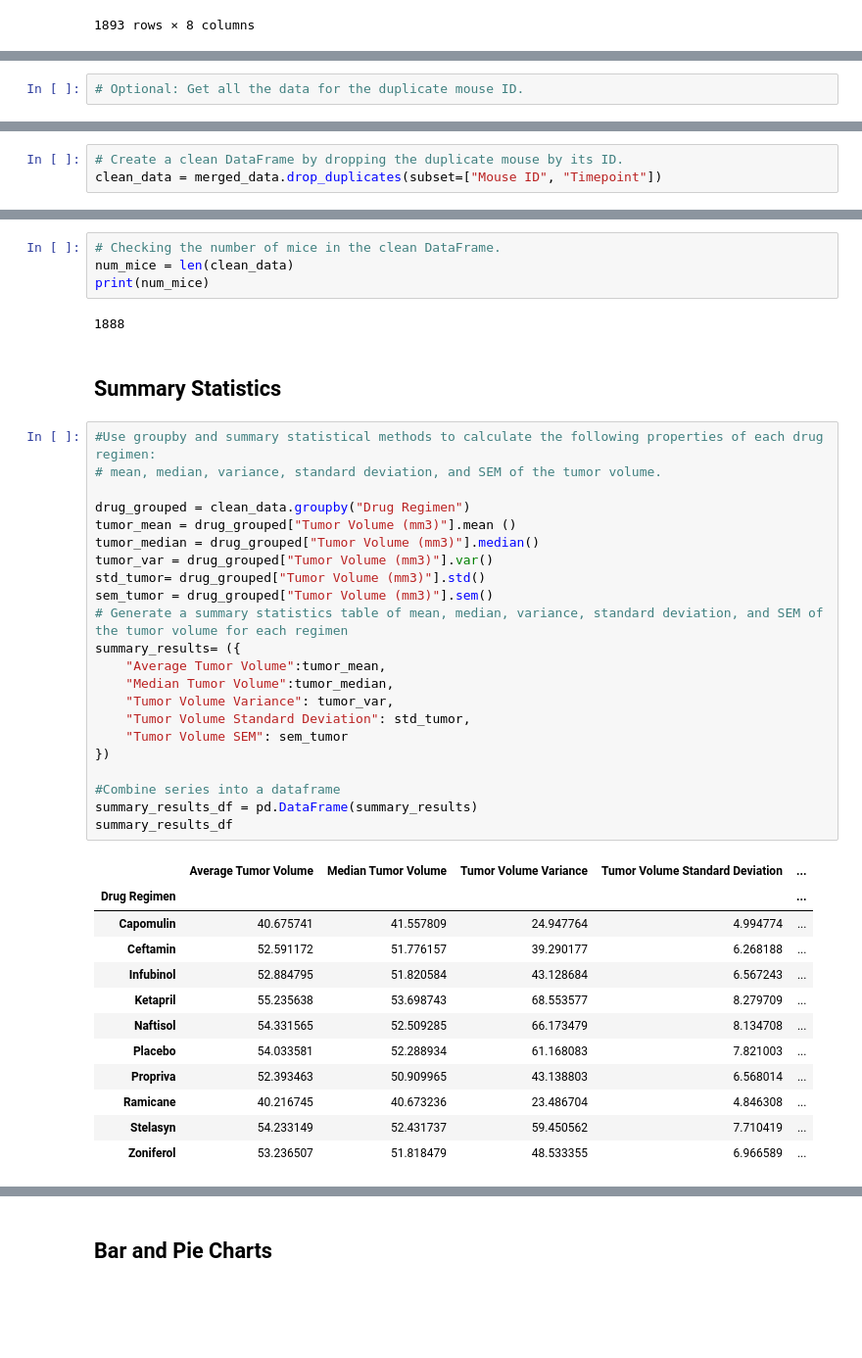
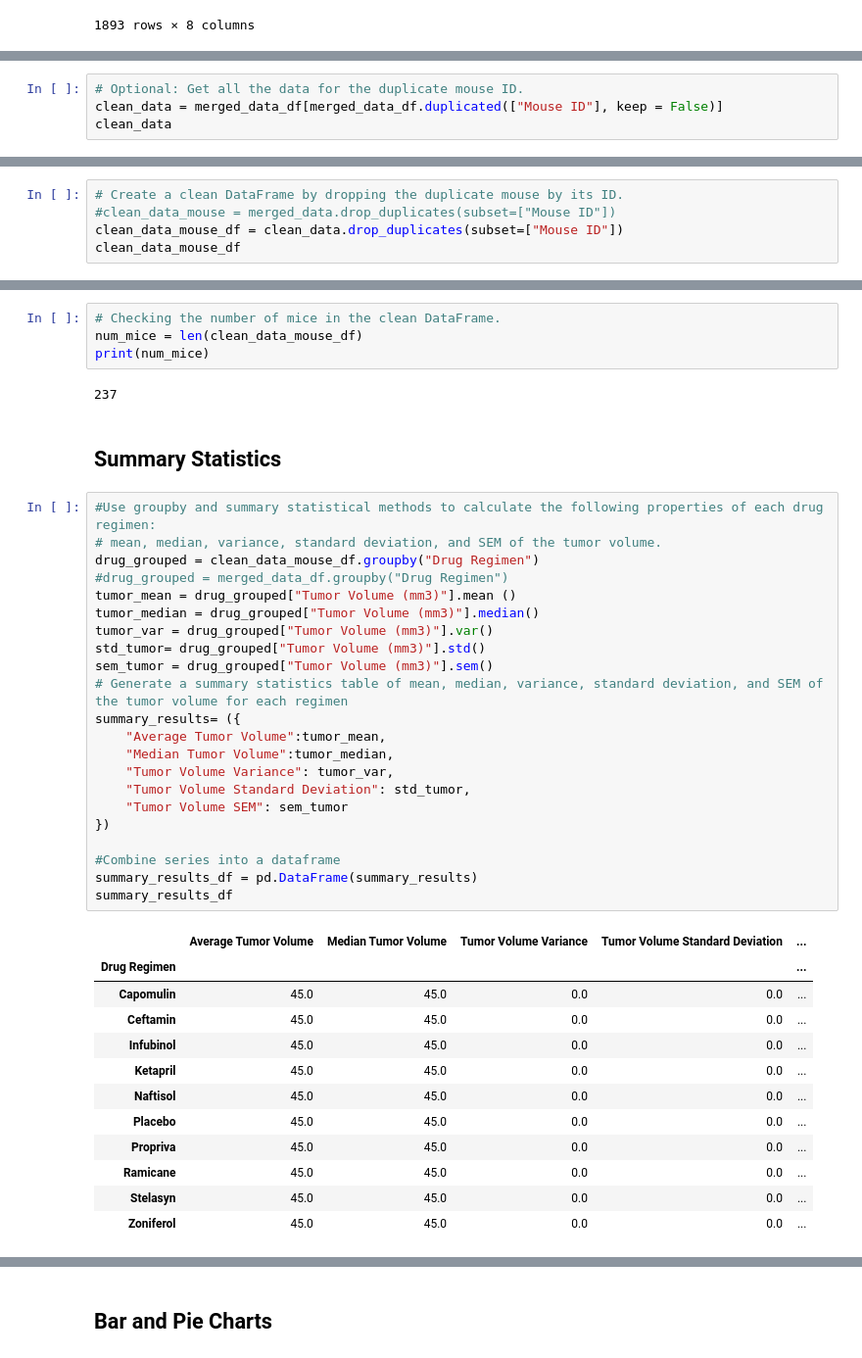
Before and after one commit to yperez0914/The-Power-of-Plots, a Jupyter notebook: Analysis/main.ipynb, the cells around one changed output, grey strips where cells are left out. Shown: that part at 98% size. Cells and saved outputs as stored; diff of their text form; blank space fills up the shorter version.

```diff
--- a/Analysis/main.ipynb
+++ b/Analysis/main.ipynb
@@ -49,2 +60,4 @@ print(number_of_rows)
 # %%
 # Optional: Get all the data for the duplicate mouse ID.
+clean_data = merged_data_df[merged_data_df.duplicated(["Mouse ID"], keep = False)]
+clean_data
@@ -51,3 +78,5 @@ print(number_of_rows)
 # %%
 # Create a clean DataFrame by dropping the duplicate mouse by its ID.
-clean_data = merged_data.drop_duplicates(subset=["Mouse ID", "Timepoint"])
+#clean_data_mouse = merged_data.drop_duplicates(subset=["Mouse ID"])
+clean_data_mouse_df = clean_data.drop_duplicates(subset=["Mouse ID"])
+clean_data_mouse_df
@@ -54,46 +97,46 @@ clean_data = merged_data.drop_duplicates(subset=["Mouse ID", "Timepoint"])
 # %%
 # Checking the number of mice in the clean DataFrame.
-num_mice = len(clean_data)
+num_mice = len(clean_data_mouse_df)
 print(num_mice)
 # %% [output]
-1888
+237
 # %% [markdown]
 ## Summary Statistics
 # %%
 #Use groupby and summary statistical methods to calculate the following properties of each drug regimen:
 # mean, median, variance, standard deviation, and SEM of the tumor volume.
-
-drug_grouped = clean_data.groupby("Drug Regimen")
+drug_grouped = clean_data_mouse_df.groupby("Drug Regimen")
+#drug_grouped = merged_data_df.groupby("Drug Regimen")
 tumor_mean = drug_grouped["Tumor Volume (mm3)"].mean ()
 tumor_median = drug_grouped["Tumor Volume (mm3)"].median()
 tumor_var = drug_grouped["Tumor Volume (mm3)"].var()
 std_tumor= drug_grouped["Tumor Volume (mm3)"].std()
 sem_tumor = drug_grouped["Tumor Volume (mm3)"].sem()
 # Generate a summary statistics table of mean, median, variance, standard deviation, and SEM of the tumor volume for each regimen
 summary_results= ({
     "Average Tumor Volume":tumor_mean,
     "Median Tumor Volume":tumor_median,
     "Tumor Volume Variance": tumor_var,
     "Tumor Volume Standard Deviation": std_tumor,
     "Tumor Volume SEM": sem_tumor
 })
 
 #Combine series into a dataframe
 summary_results_df = pd.DataFrame(summary_results)
 summary_results_df
 # %% [output]
 |  | Average Tumor Volume | Median Tumor Volume | Tumor Volume Variance | Tumor Volume Standard Deviation | ... |
 | Drug Regimen |  |  |  |  | ... |
-| Capomulin | 40.675741 | 41.557809 | 24.947764 | 4.994774 | ... |
-| Ceftamin | 52.591172 | 51.776157 | 39.290177 | 6.268188 | ... |
-| Infubinol | 52.884795 | 51.820584 | 43.128684 | 6.567243 | ... |
-| Ketapril | 55.235638 | 53.698743 | 68.553577 | 8.279709 | ... |
-| Naftisol | 54.331565 | 52.509285 | 66.173479 | 8.134708 | ... |
-| Placebo | 54.033581 | 52.288934 | 61.168083 | 7.821003 | ... |
-| Propriva | 52.393463 | 50.909965 | 43.138803 | 6.568014 | ... |
-| Ramicane | 40.216745 | 40.673236 | 23.486704 | 4.846308 | ... |
-| Stelasyn | 54.233149 | 52.431737 | 59.450562 | 7.710419 | ... |
-| Zoniferol | 53.236507 | 51.818479 | 48.533355 | 6.966589 | ... |
+| Capomulin | 45.0 | 45.0 | 0.0 | 0.0 | ... |
+| Ceftamin | 45.0 | 45.0 | 0.0 | 0.0 | ... |
+| Infubinol | 45.0 | 45.0 | 0.0 | 0.0 | ... |
+| Ketapril | 45.0 | 45.0 | 0.0 | 0.0 | ... |
+| Naftisol | 45.0 | 45.0 | 0.0 | 0.0 | ... |
+| Placebo | 45.0 | 45.0 | 0.0 | 0.0 | ... |
+| Propriva | 45.0 | 45.0 | 0.0 | 0.0 | ... |
+| Ramicane | 45.0 | 45.0 | 0.0 | 0.0 | ... |
+| Stelasyn | 45.0 | 45.0 | 0.0 | 0.0 | ... |
+| Zoniferol | 45.0 | 45.0 | 0.0 | 0.0 | ... |
 # %%
 # Using the aggregation method, produce the same summary statistics in a single line
 agg_df = summary_results_df.agg({"Average Tumor Volume": ["mean"],"Median Tumor Volume":["median"],"Tumor Volume Variance":["var"],"Tumor Volume Standard Deviation":["std"],"Tumor Volume SEM":["sem"]})
```
Also changed, not shown: parts of 10 cells of this notebook.
